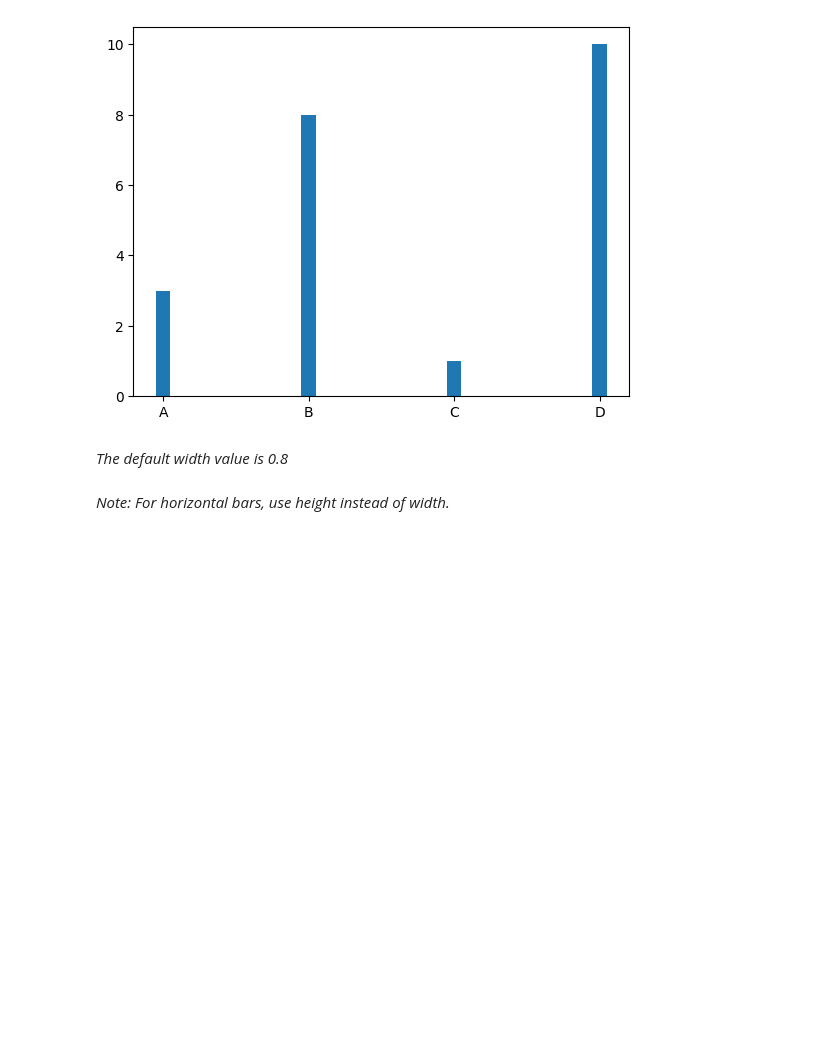
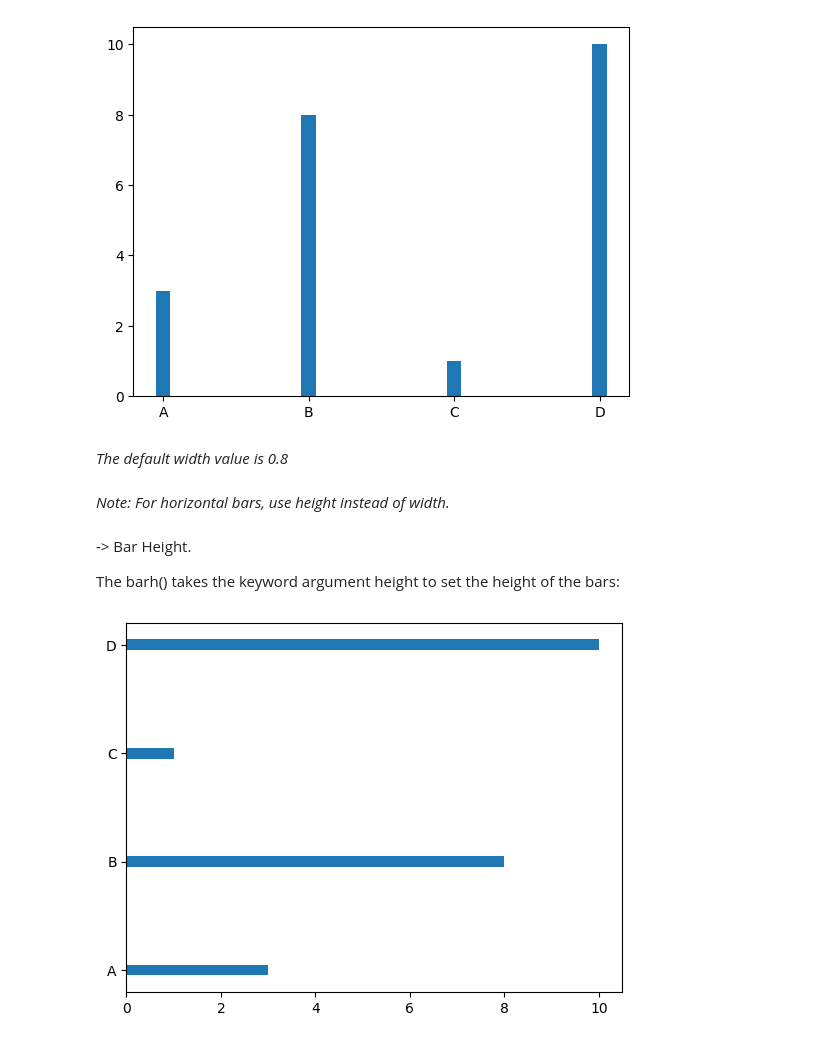
Before and after one commit to Rizwansaifi571/Matplotlib_Tutorial, a Jupyter notebook: Bars.ipynb, the cells around one changed output. Drawn from its saved outputs; the diff is of its cells as text; code cells hidden in the pictures; blank space fills up the shorter version.

```diff
--- a/Bars.ipynb
+++ b/Bars.ipynb
@@ -77,3 +77,14 @@ plt.show()
 *The default width value is 0.8*
 # %% [markdown]
 _Note: For horizontal bars, use height instead of width._
+# %% [markdown]
+-> Bar Height.
+
+The barh() takes the keyword argument height to set the height of the bars:
+# %%
+x=np.array(['A', 'B', 'C', 'D'])
+y=np.array([3, 8, 1, 10])
+plt.barh(x, y, height=0.1)
+plt.show()
+# %% [output]
+[figure, added]
```
